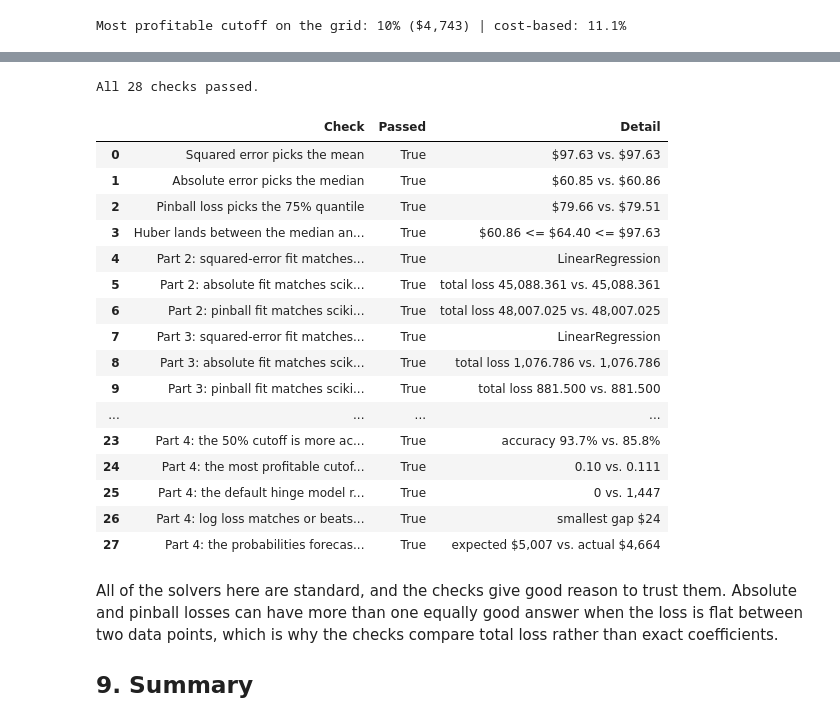
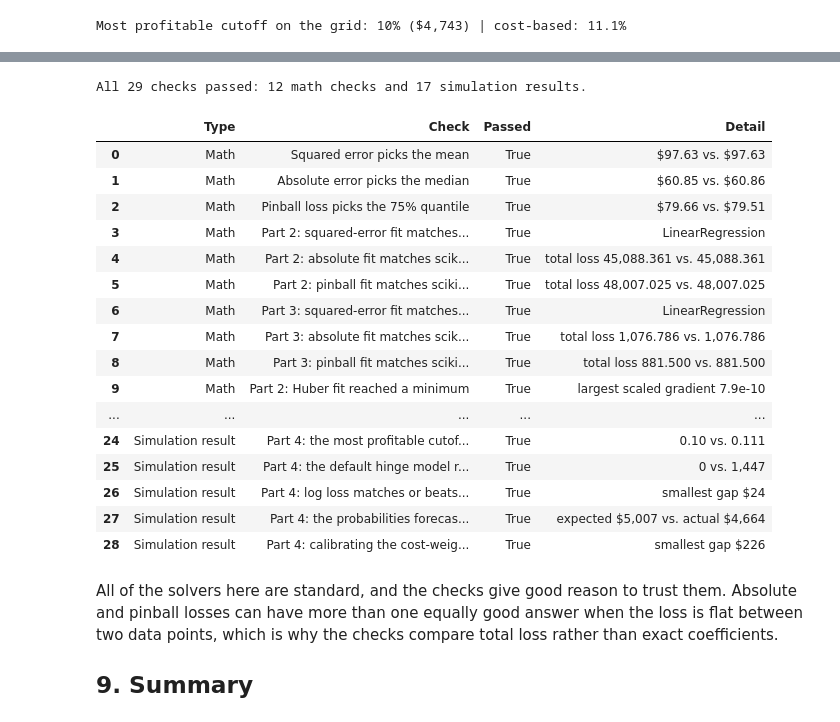
Before and after one commit to joedom99/loss-functions-for-marketers, a Jupyter notebook: loss_functions_for_marketers.ipynb, the cells around one changed output, grey strips where cells are left out. Drawn from its saved outputs; the diff is of its cells as text; code cells hidden in the pictures.

```diff
--- a/loss_functions_for_marketers.ipynb
+++ b/loss_functions_for_marketers.ipynb
@@ -1166,8 +1195,11 @@ for ad_cost in L["ad_cost_grid"]:
     m = fit_classifier("hinge", class_weight=cost_weights(ad_cost))
     s = m.decision_function(X4_test)
     hinge_res = campaign(s > 0, y4_test, ad_cost)
+    # Calibrated hinge: one model trained at the original cost, with its probabilities moved to the new cutoff
+    platt_p = campaign(prob_platt >= cutoff, y4_test, ad_cost)["Profit"]
     rows.append({"Ad cost": ad_cost, "Cutoff": cutoff, "Log loss profit": log_p,
-                 "Hinge profit": hinge_res["Profit"], "Hinge visitors retargeted": hinge_res["Visitors retargeted"]})
+                 "Hinge profit": hinge_res["Profit"], "Calibrated hinge profit": platt_p,
+                 "Hinge visitors retargeted": hinge_res["Visitors retargeted"]})
 adcost = pd.DataFrame(rows)
 
 fig, ax = plt.subplots(figsize=(9, 5))
@@ -1175,13 +1207,15 @@ ax.plot(adcost["Ad cost"], adcost["Log loss profit"], "o-", color=GREEN, lw=2.6,
         label="Log loss: one model, cutoff = ad cost / margin")
 ax.plot(adcost["Ad cost"], adcost["Hinge profit"], "s-", color=ORANGE, lw=2.6, ms=7,
         label="Hinge loss: retrained with new cost weights each time")
+ax.plot(adcost["Ad cost"], adcost["Calibrated hinge profit"], "^--", color=NAVY, lw=1.8, ms=7,
+        label="Hinge loss: calibrated once (Platt scaling), cutoff moved")
 ax.axhline(0, color=GRAY, lw=1)
 ax.set_xticks(L["ad_cost_grid"])
 ax.xaxis.set_major_formatter(dollars)
 ax.yaxis.set_major_formatter(dollars)
 ax.set_xlabel("Cost of one retargeting ad")
 ax.set_ylabel("Profit per 10,000 visitors")
-ax.set_title("Probabilities keep working when the costs change")
+ax.set_title("Detailed probabilities keep working when the costs change")
 ax.legend(loc="upper right", fontsize=10)
 save(fig, "fig11_profit_by_ad_cost.png")
 plt.show()
@@ -1309,21 +1354,24 @@ A check that every result in the notebook does what the text claims. If any chec
 # %%
 checks = []
-def check(name, passed, detail):
-    checks.append({"Check": name, "Passed": bool(passed), "Detail": detail})
+MATH, SIM = "Math", "Simulation result"
+def check(name, passed, detail, kind=SIM):
+    # Math checks should pass under any settings. Simulation results describe what these
+    # particular simulated data show and can change if you change the settings.
+    checks.append({"Type": kind, "Check": name, "Passed": bool(passed), "Detail": detail})
 
 # Part 1: the single best numbers match the textbook answers. We compare total loss, not location,
 # because absolute and pinball losses can be flat between two neighboring orders.
 lf = part1_losses()
 n_sq, n_ab, n_hu, n_pb = list(lf)
 check("Squared error picks the mean", abs(best1[n_sq] - orders.mean()) < 0.01,
-      f"${best1[n_sq]:.2f} vs. ${orders.mean():.2f}")
+      f"${best1[n_sq]:.2f} vs. ${orders.mean():.2f}", MATH)
 check("Absolute error picks the median",
       lf[n_ab][0](orders - best1[n_ab]).sum() <= lf[n_ab][0](orders - np.median(orders)).sum() + 0.01,
-      f"${best1[n_ab]:.2f} vs. ${np.median(orders):.2f}")
+      f"${best1[n_ab]:.2f} vs. ${np.median(orders):.2f}", MATH)
 q_ref = np.quantile(orders, Q, method="inverted_cdf")
 check(f"Pinball loss picks the {Q:.0%} quantile",
       lf[n_pb][0](orders - best1[n_pb]).sum() <= lf[n_pb][0](orders - q_ref).sum() + 0.01,
-      f"${best1[n_pb]:.2f} vs. ${q_ref:.2f}")
+      f"${best1[n_pb]:.2f} vs. ${q_ref:.2f}", MATH)
 check("Huber lands between the median and the mean", np.median(orders) <= best1[n_hu] <= orders.mean(),
       f"${np.median(orders):.2f} <= ${best1[n_hu]:.2f} <= ${orders.mean():.2f}")
 
@@ -1333,14 +1381,14 @@ for nm, (X, yv, kw) in {"Part 2": (spend2, revenue2, {}), "Part 3": (X_train, y_
     ols = LinearRegression().fit(Xa, yv)
     mine = fit_linear(Xa, yv, "squared")
     check(f"{nm}: squared-error fit matches scikit-learn", np.allclose(mine, np.r_[ols.intercept_, ols.coef_], rtol=1e-6, atol=1e-6),
-          "LinearRegression")
+          "LinearRegression", MATH)
     for loss, q in [("absolute", 0.5), ("pinball", Q)]:
         sk = QuantileRegressor(quantile=q, alpha=0.0, solver="highs").fit(Xa, yv)
         mine = fit_linear(Xa, yv, loss, q=q)
         l_mine = pinball_loss(yv - predict(mine, Xa), q).sum()
         l_sk = pinball_loss(yv - sk.predict(Xa), q).sum()
         check(f"{nm}: {loss} fit matches scikit-learn", l_mine <= l_sk * (1 + 1e-6) + 1e-6,
-              f"total loss {l_mine:,.3f} vs. {l_sk:,.3f}")
+              f"total loss {l_mine:,.3f} vs. {l_sk:,.3f}", MATH)
 
 # Huber fits reached a minimum: the slope of the loss is essentially zero
 for nm, (X, yv, delta, b) in {"Part 2": (spend2, revenue2, L["huber_delta_revenue"], fits2[list(fits2)[2]]),
@@ -1348,7 +1396,7 @@ for nm, (X, yv, delta, b) in {"Part 2": (spend2, revenue2, L["huber_delta_revenu
     Xa = np.column_stack([np.ones(len(yv)), np.asarray(X, float).reshape(len(yv), -1)])
     Xs = Xa / np.r_[1, np.abs(Xa[:, 1:]).max(0)]
     g = Xs.T @ np.clip(yv - Xa @ b, -delta, delta) / (len(yv) * delta)
-    check(f"{nm}: Huber fit reached a minimum", np.abs(g).max() < 1e-5, f"largest scaled gradient {np.abs(g).max():.1e}")
+    check(f"{nm}: Huber fit reached a minimum", np.abs(g).max() < 1e-5, f"largest scaled gradient {np.abs(g).max():.1e}", MATH)
 
 # Part 2: outliers move squared error more than absolute error
 moves = (influence.iloc[-1] - influence.iloc[0]).abs()
@@ -1374,56 +1422,61 @@ check("Part 3: the best quantile tracks the cost ratio for every ratio tried",
 check("Part 3: pinball loss is the business cost, rescaled",
       np.isclose(business_cost(np.full(52, 100.0), Y_test[0]),
                  (C["cost_per_order_missed"] + C["cost_per_box_wasted"]) * pinball_loss(Y_test[0] - 100.0, Q).sum()),
-      f"cost = ${C['cost_per_order_missed'] + C['cost_per_box_wasted']} x pinball loss at q = {Q:.2f}")
+      f"cost = ${C['cost_per_order_missed'] + C['cost_per_box_wasted']} x pinball loss at q = {Q:.2f}", MATH)
 
 # Part 4: probabilities are honest, and the cost-based cutoff beats the alternatives
 ece = np.average(np.abs(pred_bin - actual_bin), weights=[(bins == k).mean() for k in range(10)])
 check("Part 4: average predicted chance matches the actual buy rate", abs(prob.mean() - y4_test.mean()) < 0.01,
       f"{prob.mean():.1%} vs. {y4_test.mean():.1%}")
 check("Part 4: log-loss probabilities are well calibrated", ece < 0.02, f"average gap {ece:.3f}")
 r_all, r_50, r_cut, r_h, r_hc = [res4.iloc[i] for i in range(5)]
 check("Part 4: the cost-based cutoff beats every other rule on profit",
       r_cut["Profit"] > max(r_all["Profit"], r_50["Profit"], r_h["Profit"], r_hc["Profit"]),
       f"${r_cut['Profit']:,.0f} vs. next best ${max(r_all['Profit'], r_50['Profit'], r_h['Profit'], r_hc['Profit']):,.0f}")
 check("Part 4: the 50% cutoff is more accurate but less profitable",
       r_50["Accuracy"] > r_cut["Accuracy"] and r_50["Profit"] < r_cut["Profit"],
       f"accuracy {r_50['Accuracy']:.1%} vs. {r_cut['Accuracy']:.1%}")
 check("Part 4: the most profitable cutoff is near the cost-based cutoff", abs(best_cut - CUTOFF) <= 0.05,
       f"{best_cut:.2f} vs. {CUTOFF:.3f}")
 check("Part 4: the default hinge model retargets fewer visitors than the cost-based rule",
       r_h["Visitors retargeted"] < r_cut["Visitors retargeted"], f"{r_h['Visitors retargeted']:,.0f} vs. {r_cut['Visitors retargeted']:,.0f}")
 check("Part 4: log loss matches or beats the retrained hinge model at every ad cost",
       (adcost["Log loss profit"] >= adcost["Hinge profit"] - 100).all(),
       f"smallest gap ${(adcost['Log loss profit'] - adcost['Hinge profit']).min():,.0f}")
 # Tolerance: within 10% of the margin the campaign earned, so the check scales with the campaign's size
 check("Part 4: the probabilities forecast the campaign's profit",
       abs(predicted_profit - r_cut["Profit"]) < 0.10 * C["margin_per_sale"] * r_cut["Buyers reached"],
       f"expected ${predicted_profit:,.0f} vs. actual ${r_cut['Profit']:,.0f}")
 
+check("Part 4: calibrating the cost-weighted hinge model doesn't beat log loss at any ad cost",
+      (adcost["Log loss profit"] >= adcost["Calibrated hinge profit"] - 100).all(),
+      f"smallest gap ${(adcost['Log loss profit'] - adcost['Calibrated hinge profit']).min():,.0f}")
+
 checks = pd.DataFrame(checks)
 if not checks["Passed"].all():
-    raise AssertionError("Some checks failed:\n" + checks.loc[~checks["Passed"], ["Check", "Detail"]].to_string())
-print(f"All {len(checks)} checks passed.")
-checks
+    raise AssertionError("Some checks failed:\n" + checks.loc[~checks["Passed"], ["Type", "Check", "Detail"]].to_string())
+n_math = (checks["Type"] == MATH).sum()
+print(f"All {len(checks)} checks passed: {n_math} math checks and {len(checks) - n_math} simulation results.")
+checks.sort_values("Type", kind="stable").reset_index(drop=True)
 # %% [output]
-All 28 checks passed.
+All 29 checks passed: 12 math checks and 17 simulation results.
-|  | Check | Passed | Detail |
-| 0 | Squared error picks the mean | True | $97.63 vs. $97.63 |
-| 1 | Absolute error picks the median | True | $60.85 vs. $60.86 |
-| 2 | Pinball loss picks the 75% quantile | True | $79.66 vs. $79.51 |
-| 3 | Huber lands between the median an... | True | $60.86 <= $64.40 <= $97.63 |
-| 4 | Part 2: squared-error fit matches... | True | LinearRegression |
-| 5 | Part 2: absolute fit matches scik... | True | total loss 45,088.361 vs. 45,088.361 |
-| 6 | Part 2: pinball fit matches sciki... | True | total loss 48,007.025 vs. 48,007.025 |
-| 7 | Part 3: squared-error fit matches... | True | LinearRegression |
-| 8 | Part 3: absolute fit matches scik... | True | total loss 1,076.786 vs. 1,076.786 |
-| 9 | Part 3: pinball fit matches sciki... | True | total loss 881.500 vs. 881.500 |
-| ... | ... | ... | ... |
-| 23 | Part 4: the 50% cutoff is more ac... | True | accuracy 93.7% vs. 85.8% |
-| 24 | Part 4: the most profitable cutof... | True | 0.10 vs. 0.111 |
-| 25 | Part 4: the default hinge model r... | True | 0 vs. 1,447 |
-| 26 | Part 4: log loss matches or beats... | True | smallest gap $24 |
-| 27 | Part 4: the probabilities forecas... | True | expected $5,007 vs. actual $4,664 |
+|  | Type | Check | Passed | Detail |
+| 0 | Math | Squared error picks the mean | True | $97.63 vs. $97.63 |
+| 1 | Math | Absolute error picks the median | True | $60.85 vs. $60.86 |
+| 2 | Math | Pinball loss picks the 75% quantile | True | $79.66 vs. $79.51 |
+| 3 | Math | Part 2: squared-error fit matches... | True | LinearRegression |
+| 4 | Math | Part 2: absolute fit matches scik... | True | total loss 45,088.361 vs. 45,088.361 |
+| 5 | Math | Part 2: pinball fit matches sciki... | True | total loss 48,007.025 vs. 48,007.025 |
+| 6 | Math | Part 3: squared-error fit matches... | True | LinearRegression |
+| 7 | Math | Part 3: absolute fit matches scik... | True | total loss 1,076.786 vs. 1,076.786 |
+| 8 | Math | Part 3: pinball fit matches sciki... | True | total loss 881.500 vs. 881.500 |
+| 9 | Math | Part 2: Huber fit reached a minimum | True | largest scaled gradient 7.9e-10 |
+| ... | ... | ... | ... | ... |
+| 24 | Simulation result | Part 4: the most profitable cutof... | True | 0.10 vs. 0.111 |
+| 25 | Simulation result | Part 4: the default hinge model r... | True | 0 vs. 1,447 |
+| 26 | Simulation result | Part 4: log loss matches or beats... | True | smallest gap $24 |
+| 27 | Simulation result | Part 4: the probabilities forecas... | True | expected $5,007 vs. actual $4,664 |
+| 28 | Simulation result | Part 4: calibrating the cost-weig... | True | smallest gap $226 |
 # %% [markdown]
 All of the solvers here are standard, and the checks give good reason to trust them. Absolute and pinball losses can have more than one equally good answer when the loss is flat between two data points, which is why the checks compare total loss rather than exact coefficients.
 
```
Also changed, not shown: parts of 17 cells of this notebook, 1 other file.
